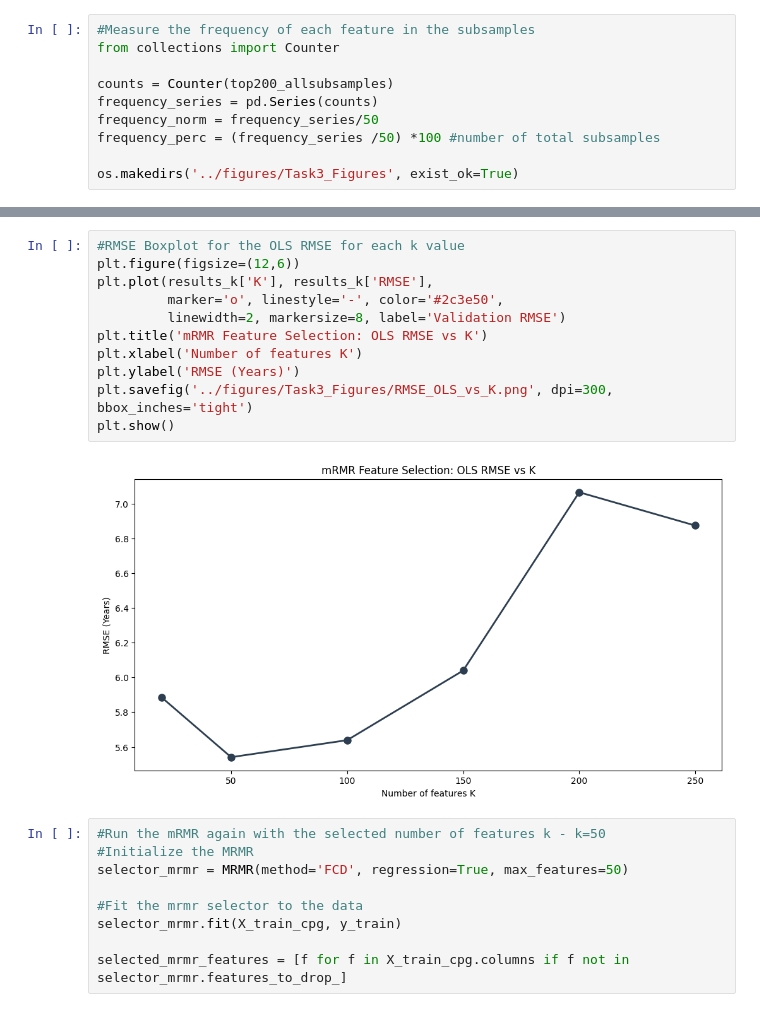
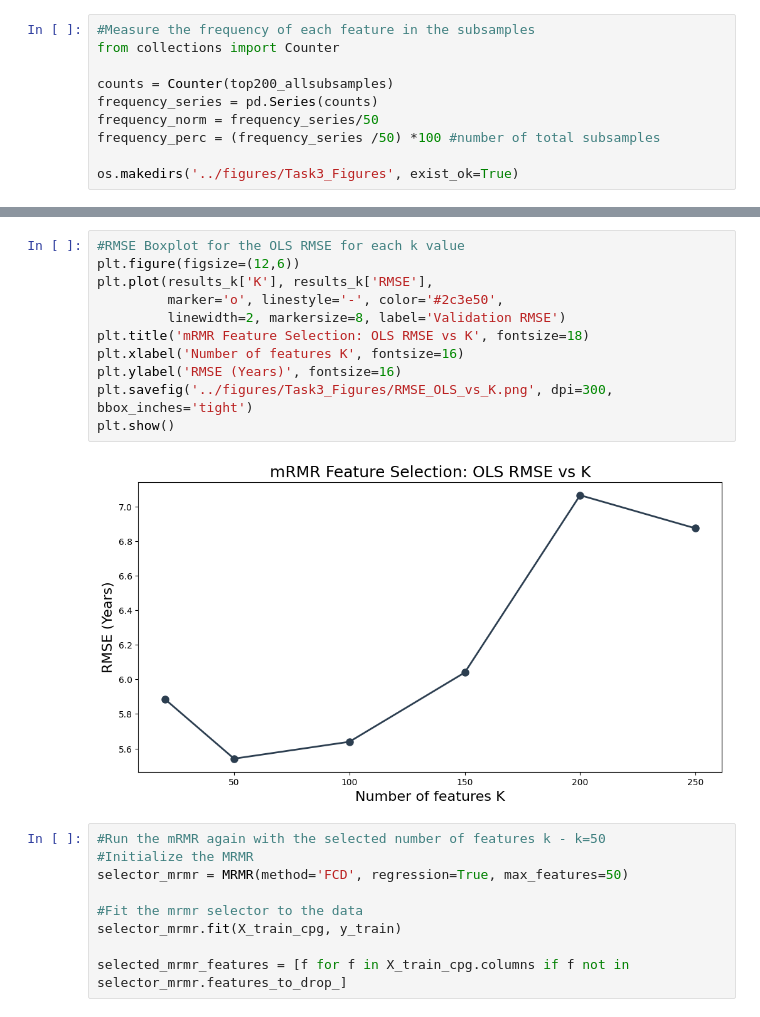
Before and after one commit to xanthippilouka/MLCB_Assignment1_Louka, a Jupyter notebook: notebooks/feature_selection.ipynb, the cells around one changed output, grey strips where cells are left out. Cells and saved outputs as stored; diff of their text form.

```diff
--- a/notebooks/feature_selection.ipynb
+++ b/notebooks/feature_selection.ipynb
@@ -176,16 +176,16 @@ plt.show()
 # %%
 #RMSE Boxplot for the OLS RMSE for each k value
 plt.figure(figsize=(12,6))
 plt.plot(results_k['K'], results_k['RMSE'],
          marker='o', linestyle='-', color='#2c3e50',
          linewidth=2, markersize=8, label='Validation RMSE')
-plt.title('mRMR Feature Selection: OLS RMSE vs K')
-plt.xlabel('Number of features K')
-plt.ylabel('RMSE (Years)')
+plt.title('mRMR Feature Selection: OLS RMSE vs K', fontsize=18)
+plt.xlabel('Number of features K', fontsize=16)
+plt.ylabel('RMSE (Years)', fontsize=16)
 plt.savefig('../figures/Task3_Figures/RMSE_OLS_vs_K.png', dpi=300, bbox_inches='tight')
 plt.show()
 # %% [output]
-[figure, old version]
+[figure, new version]
 # %%
 #Run the mRMR again with the selected number of features k - k=50
 #Initialize the MRMR
```
Also changed, not shown: parts of 7 cells of this notebook, 15 other files.
